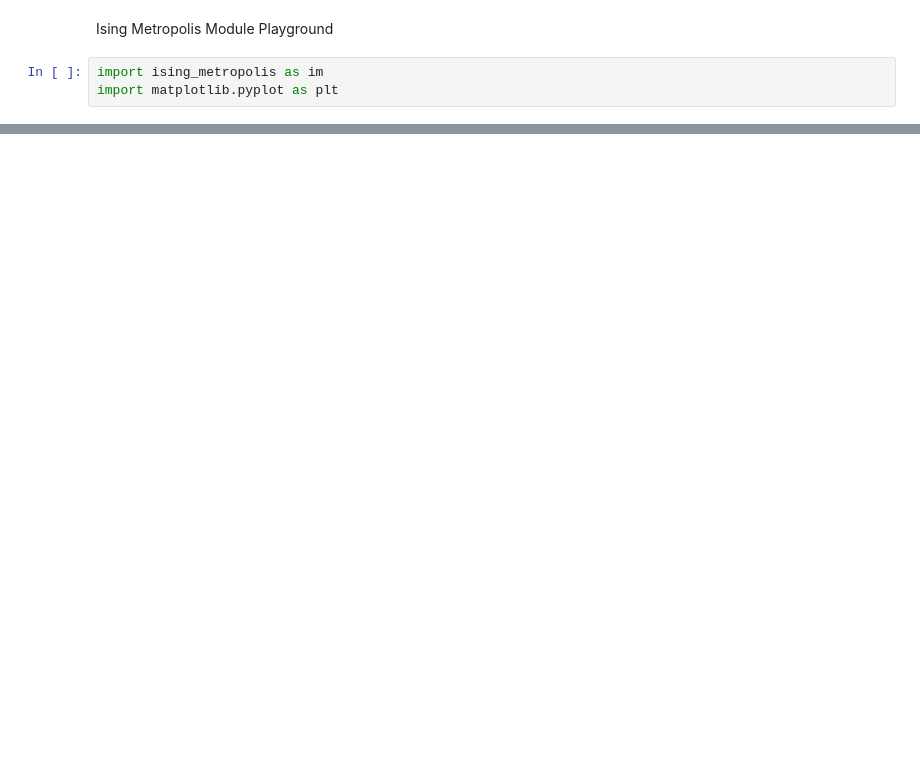
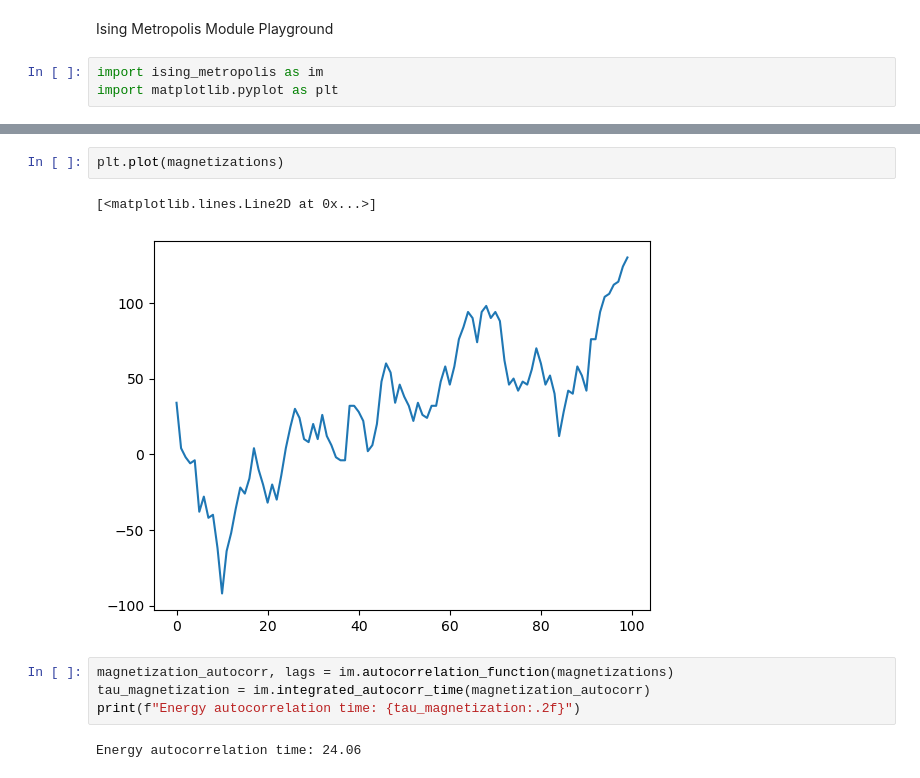
Before and after one commit to egead/ising_metropolis, a Jupyter notebook: Ising Metropolis Playground.ipynb, the cells around one changed output, grey strips where cells are left out. Saved outputs shown, nothing was run; the diff lists cells and outputs as text; blank space fills up the shorter version.

```diff
--- a/Ising Metropolis Playground.ipynb
+++ b/Ising Metropolis Playground.ipynb
@@ -91,0 +119,11 @@ plt.plot(magnetizations)
+# %%
+plt.plot(magnetizations)
+# %% [output]
+[<matplotlib.lines.Line2D at 0x...>]
+[figure, added]
+# %%
+magnetization_autocorr, lags = im.autocorrelation_function(magnetizations)
+tau_magnetization = im.integrated_autocorr_time(magnetization_autocorr)
+print(f"Energy autocorrelation time: {tau_magnetization:.2f}")
+# %% [output]
+Energy autocorrelation time: 24.06
```
Also changed, not shown: parts of 12 cells of this notebook, 1 other file.
